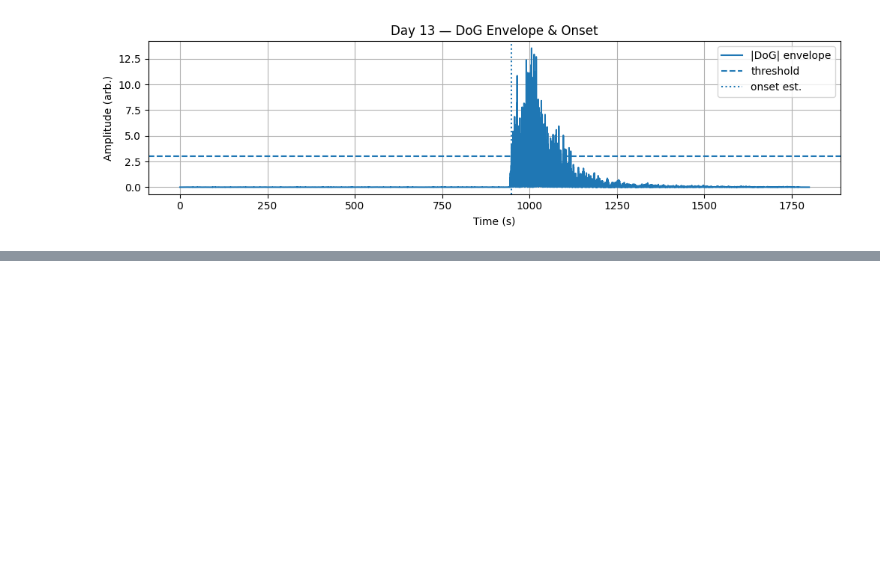
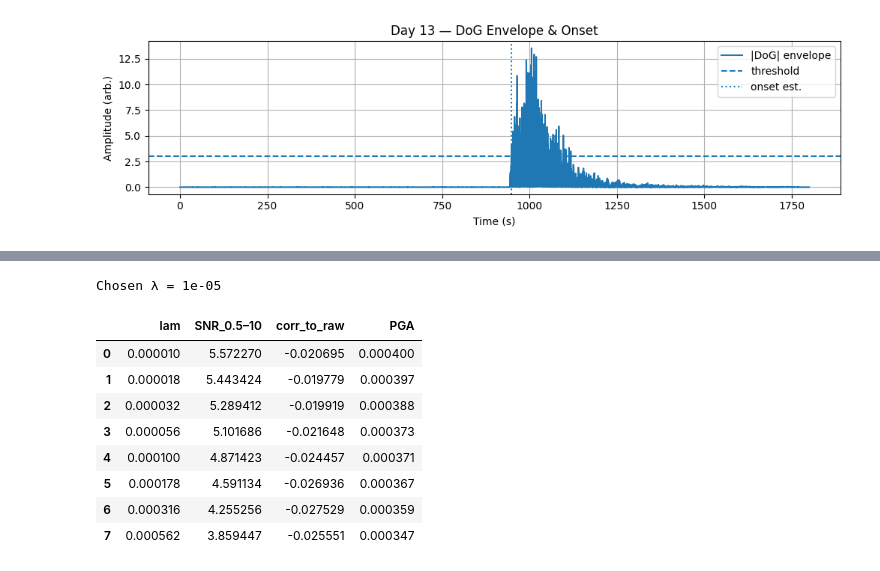
Before and after one commit to infamousperi/GBSV_MC, a Jupyter notebook: MC1/Convolution_Filtering_in_the_Spatial_Domain.ipynb, the cells around one changed output, grey strips where cells are left out. Drawn from its saved outputs; the diff is of its cells as text; code cells hidden in the pictures; blank space fills up the shorter version.

```diff
--- a/MC1/Convolution_Filtering_in_the_Spatial_Domain.ipynb
+++ b/MC1/Convolution_Filtering_in_the_Spatial_Domain.ipynb
@@ -496,0 +523,14 @@ STA/LTA onset ≈ 981.050 s
+# %%
+print("Chosen λ =", lam_best)
+wdf.head(8)
+# %% [output]
+Chosen λ = 1e-05
+|  | lam | SNR_0.5–10 | corr_to_raw | PGA |
+| 0 | 0.000010 | 5.572270 | -0.020695 | 0.000400 |
+| 1 | 0.000018 | 5.443424 | -0.019779 | 0.000397 |
+| 2 | 0.000032 | 5.289412 | -0.019919 | 0.000388 |
+| 3 | 0.000056 | 5.101686 | -0.021648 | 0.000373 |
+| 4 | 0.000100 | 4.871423 | -0.024457 | 0.000371 |
+| 5 | 0.000178 | 4.591134 | -0.026936 | 0.000367 |
+| 6 | 0.000316 | 4.255256 | -0.027529 | 0.000359 |
+| 7 | 0.000562 | 3.859447 | -0.025551 | 0.000347 |
```
Also changed, not shown: parts of 7 cells of this notebook.
